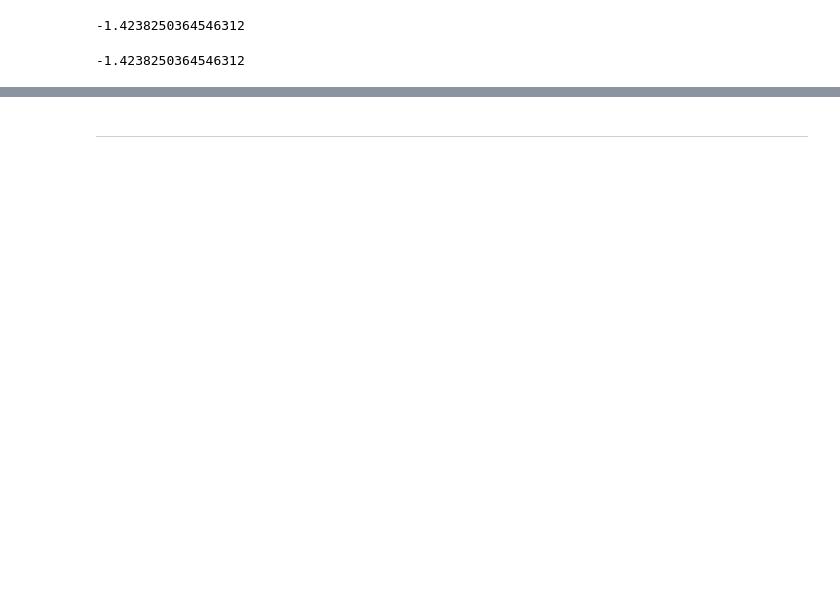
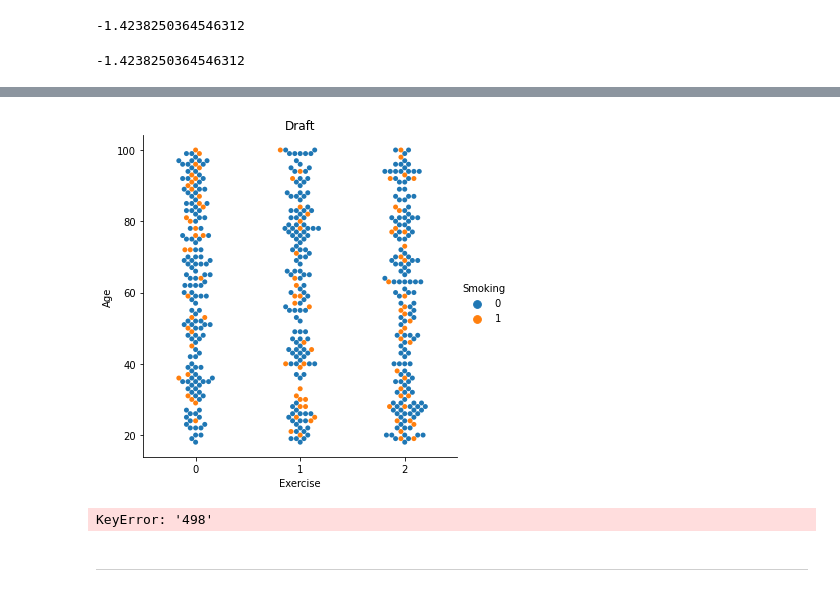
Before and after one commit to jonkavana/PODA-Simulation-2020, a Jupyter notebook: Phenomenon Simulated Data.ipynb, the cells around one changed output, grey strips where cells are left out. Saved outputs shown, nothing was run; the diff lists cells and outputs as text; code cells hidden in the pictures; blank space fills up the shorter version.

```diff
--- a/Phenomenon Simulated Data.ipynb
+++ b/Phenomenon Simulated Data.ipynb
@@ -294,2 +298,5 @@ size = 500
+# %%
+n, p = 1, 0.17
 # %%
-Smoking = rng.integers(2, size=size)
+Smoking = rng.binomial(n, p, size=size)
+Smoking
@@ -395,3 +392,11 @@ df
+# %%
+sns.catplot(data=ab, x="Exercise", y="Age", hue="Smoking", kind="swarm").set(title="Draft");
+# %% [output]
+[figure, added]
+# %%
+ab.loc['498']
+# %% [output]
+KeyError: '498'
 # %% [markdown]
 ___
 # %% [markdown]
```
Also changed, not shown: parts of 34 cells of this notebook.
